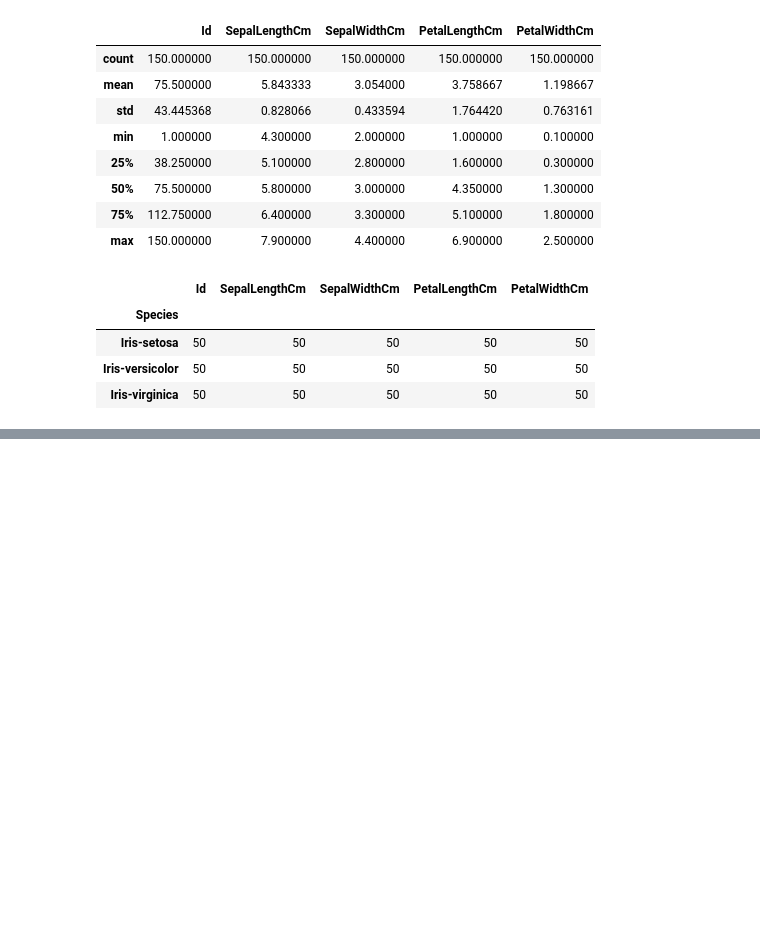
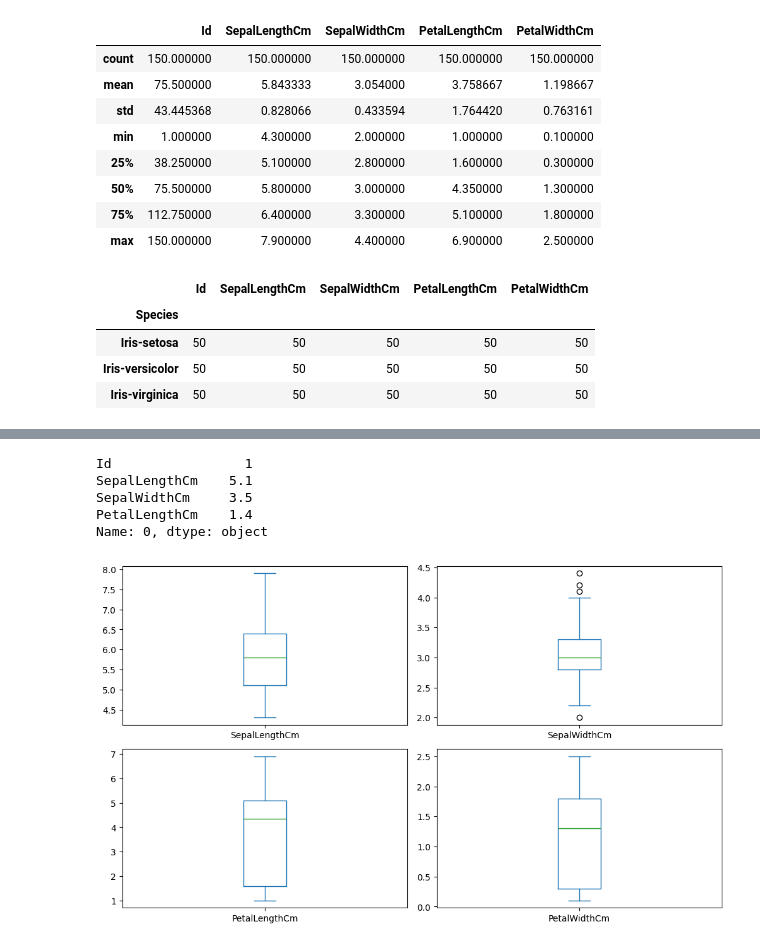
Before and after one commit to SHASHANK8412/IRIS, a Jupyter notebook: IRIS.ipynb, the cells around one changed output, grey strips where cells are left out. Cells and saved outputs as stored; diff of their text form; code cells hidden in the pictures; blank space fills up the shorter version.

```diff
--- a/IRIS.ipynb
+++ b/IRIS.ipynb
@@ -93,3 +93,15 @@ df.groupby('Species').count()
 | Iris-setosa | 50 | 50 | 50 | 50 | 50 |
 | Iris-versicolor | 50 | 50 | 50 | 50 | 50 |
 | Iris-virginica | 50 | 50 | 50 | 50 | 50 |
+# %%
+#Write a Python program to drop Id column from a given Dataframe and print the
+#modified part. Call iris.csv to create the Dataframe.
+import pandas as pd
+
+df = pd.read_csv('Iris.csv')
+
+
+df_modified = df.drop('Id', axis=1)
+
+
+print(df_modified)
@@ -95,0 +123,21 @@ df.groupby('Species').count()
+# %%
+#Write a Python program to access first four cells from a given Dataframe using the
+#index and column labels. Call iris.csv to create the Dataframe.
+first_row_labels = df.columns[:4]
+first_four_cells = df.loc[0, first_row_labels]
+print(first_four_cells)
+# %% [output]
+Id                 1
+SepalLengthCm    5.1
+SepalWidthCm     3.5
+PetalLengthCm    1.4
+Name: 0, dtype: object
+# %%
+#Write a Python program to create a plot to get a general Statistics of Iris data.
+import matplotlib.pyplot as plt
+df.drop('Id', axis=1, inplace=True)
+df.plot(kind='box', subplots=True, layout=(2,2), figsize=(10,6))
+plt.tight_layout()
+plt.show()
+# %% [output]
+[figure, added]
```
Also changed, not shown: parts of 7 cells of this notebook.
